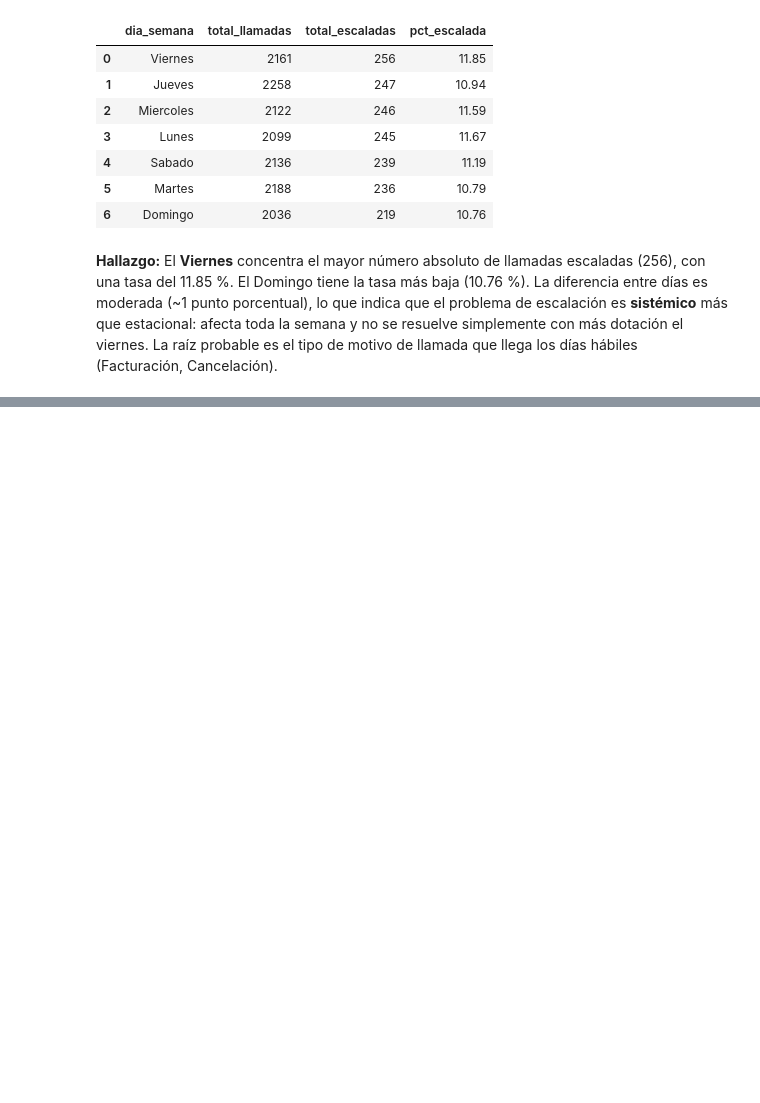
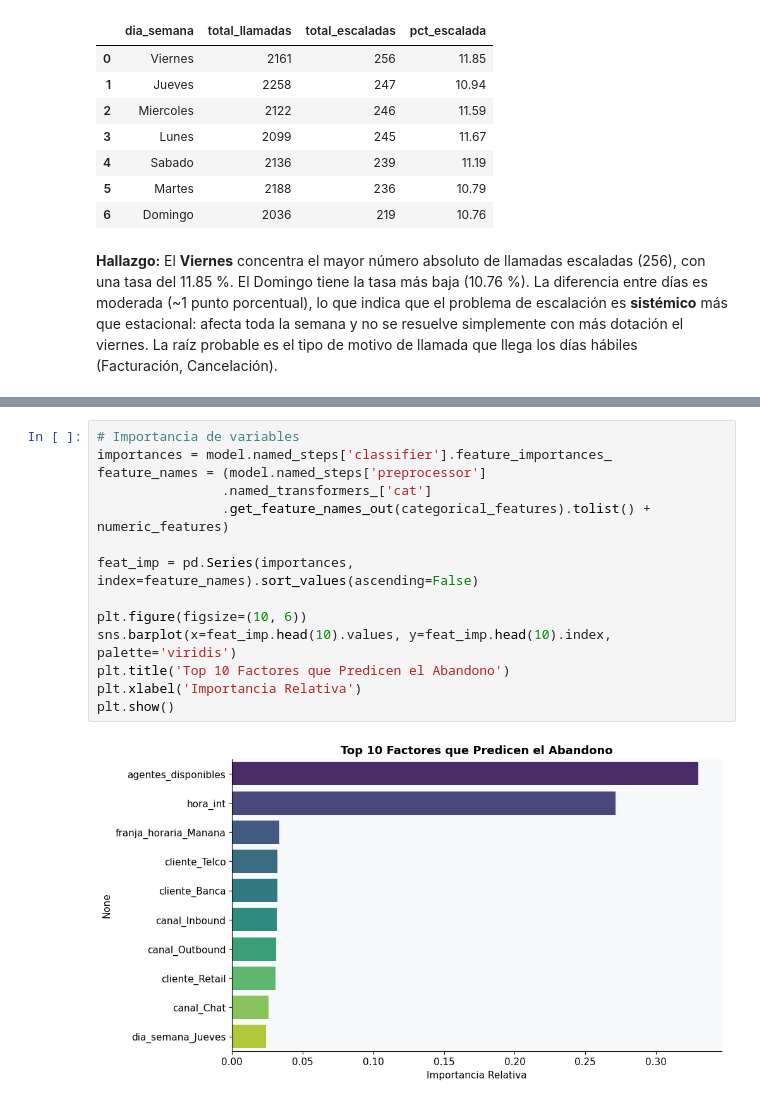
Before and after one commit to fyamith01/prueba_conceptbpo, a Jupyter notebook: concept_bpo_analisis.ipynb, the cells around one changed output, grey strips where cells are left out. Cells and saved outputs as stored; diff of their text form; blank space fills up the shorter version.

```diff
--- a/concept_bpo_analisis.ipynb
+++ b/concept_bpo_analisis.ipynb
@@ -450,0 +520,16 @@ q3
+# %%
+# Importancia de variables
+importances = model.named_steps['classifier'].feature_importances_
+feature_names = (model.named_steps['preprocessor']
+                .named_transformers_['cat']
+                .get_feature_names_out(categorical_features).tolist() + numeric_features)
+
+feat_imp = pd.Series(importances, index=feature_names).sort_values(ascending=False)
+
+plt.figure(figsize=(10, 6))
+sns.barplot(x=feat_imp.head(10).values, y=feat_imp.head(10).index, palette='viridis')
+plt.title('Top 10 Factores que Predicen el Abandono')
+plt.xlabel('Importancia Relativa')
+plt.show()
+# %% [output]
+[figure, added]
```
Also changed, not shown: parts of 5 cells of this notebook, 3 other files.
